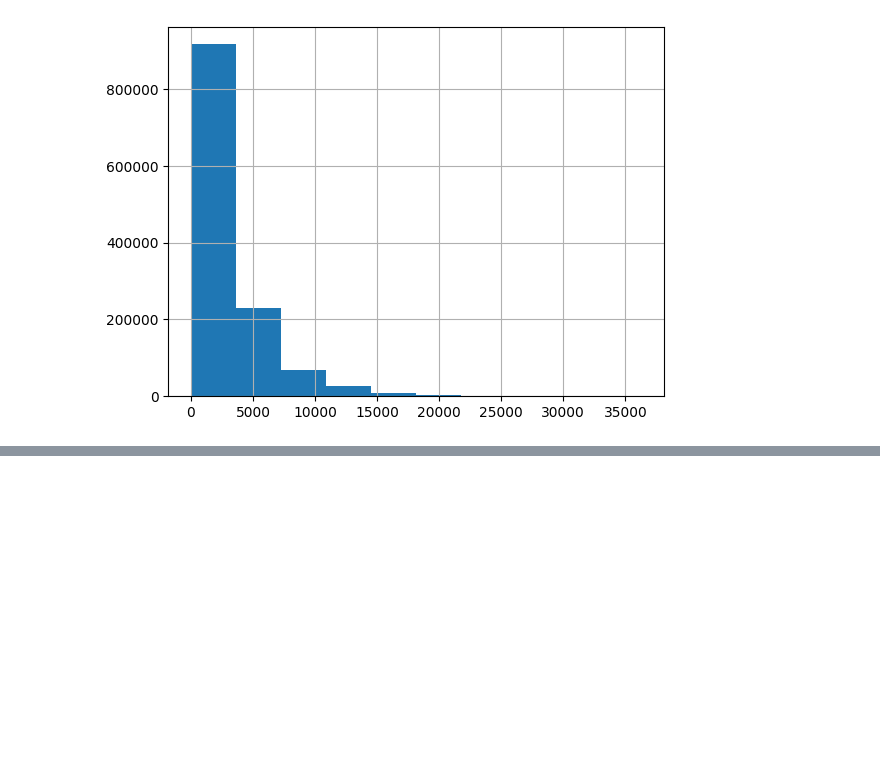
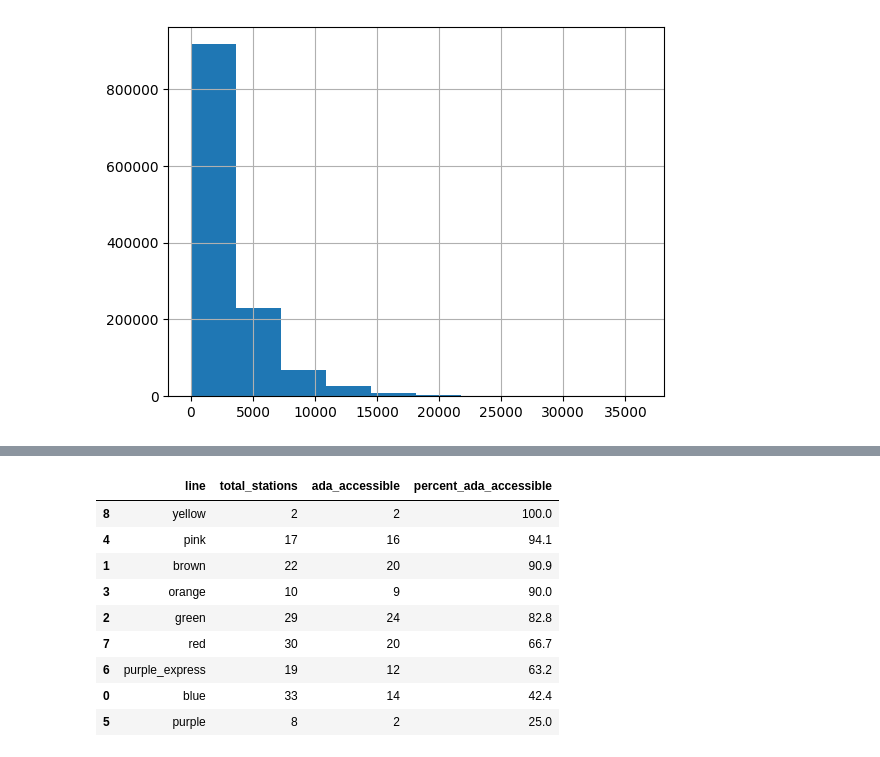
Before and after one commit to ckucewicz/cta_ridership_analysis, a Jupyter notebook: Ridership Analysis.ipynb, the cells around one changed output, grey strips where cells are left out. Drawn from its saved outputs; the diff is of its cells as text; code cells hidden in the pictures; blank space fills up the shorter version.

```diff
--- a/Ridership Analysis.ipynb
+++ b/Ridership Analysis.ipynb
@@ -86,0 +185,45 @@ pre_covid_monthly['total_rides'].mean()
+# %%
+# Deduplicate by map_id to ensure each station is counted once
+deduped_stations = stations_data.drop_duplicates(subset='map_id').copy()
+
+# Define the actual line columns
+line_columns = ['red', 'blue', 'green', 'brown', 'purple', 'purple_express', 'yellow', 'pink', 'orange']
+
+#Reshape the data so each row is (station, line)
+line_accessibility = deduped_stations.melt(
+    id_vars=['map_id', 'ada'],
+    value_vars=line_columns,
+    var_name='line',
+    value_name='serves_line'
+)
+
+# Keep only rows where the station serves the line
+line_accessibility = line_accessibility[line_accessibility['serves_line'] == True]
+# %%
+# Group by line to count total and ADA-accessible stations
+ada_summary = line_accessibility.groupby('line').agg(
+    total_stations=('map_id', 'count'),
+    ada_accessible=('ada', 'sum')
+).reset_index()
+
+# Calculate percentage
+ada_summary['percent_ada_accessible'] = (
+    ada_summary['ada_accessible'] / ada_summary['total_stations'] * 100
+).round(1)
+
+# Sort by percentage
+ada_summary = ada_summary.sort_values(by='percent_ada_accessible', ascending=False)
+
+# Display the result
+ada_summary
+# %% [output]
+|  | line | total_stations | ada_accessible | percent_ada_accessible |
+| 8 | yellow | 2 | 2 | 100.0 |
+| 4 | pink | 17 | 16 | 94.1 |
+| 1 | brown | 22 | 20 | 90.9 |
+| 3 | orange | 10 | 9 | 90.0 |
+| 2 | green | 29 | 24 | 82.8 |
+| 7 | red | 30 | 20 | 66.7 |
+| 6 | purple_express | 19 | 12 | 63.2 |
+| 0 | blue | 33 | 14 | 42.4 |
+| 5 | purple | 8 | 2 | 25.0 |
```
Also changed, not shown: parts of 16 cells of this notebook.
